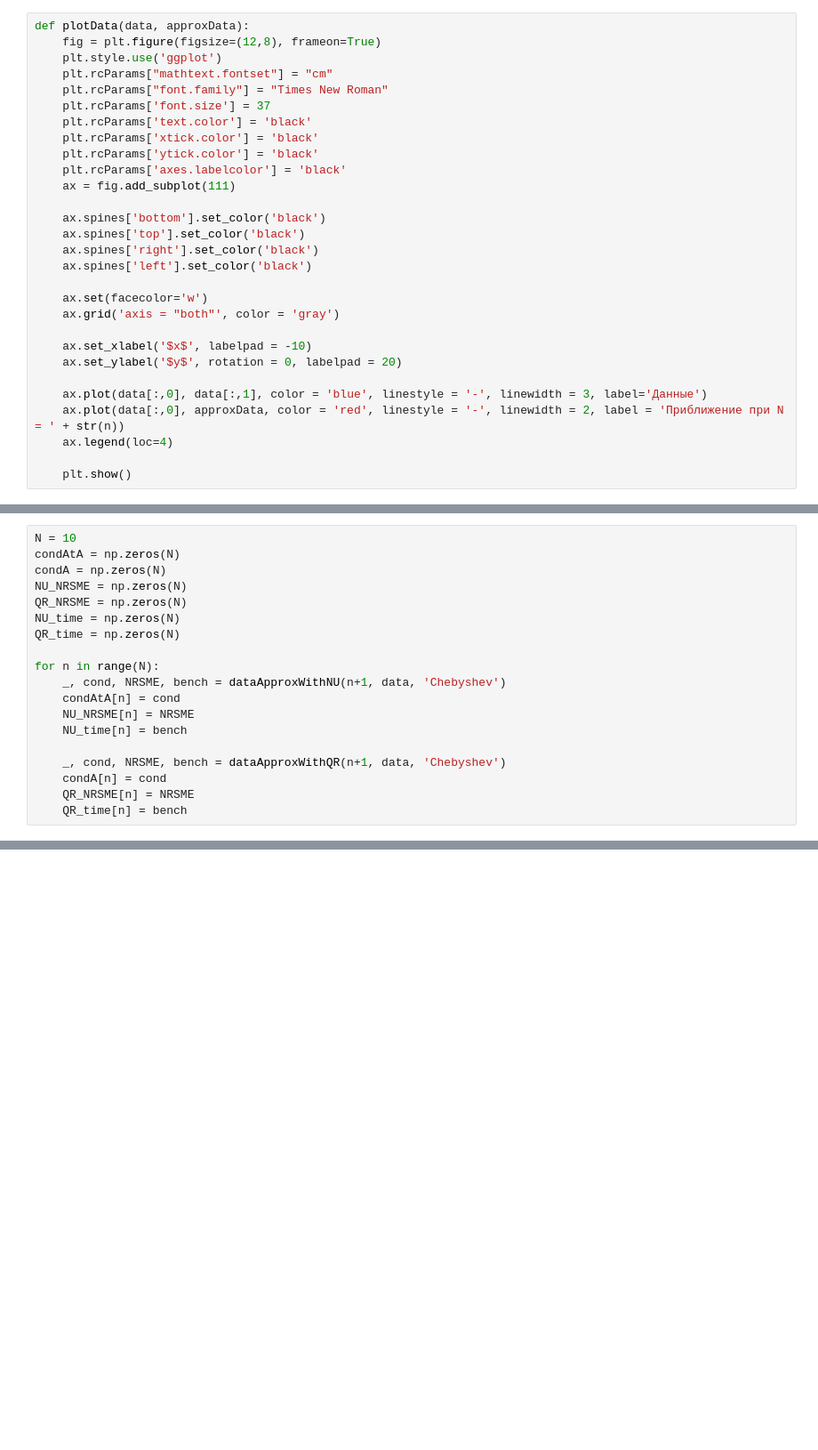
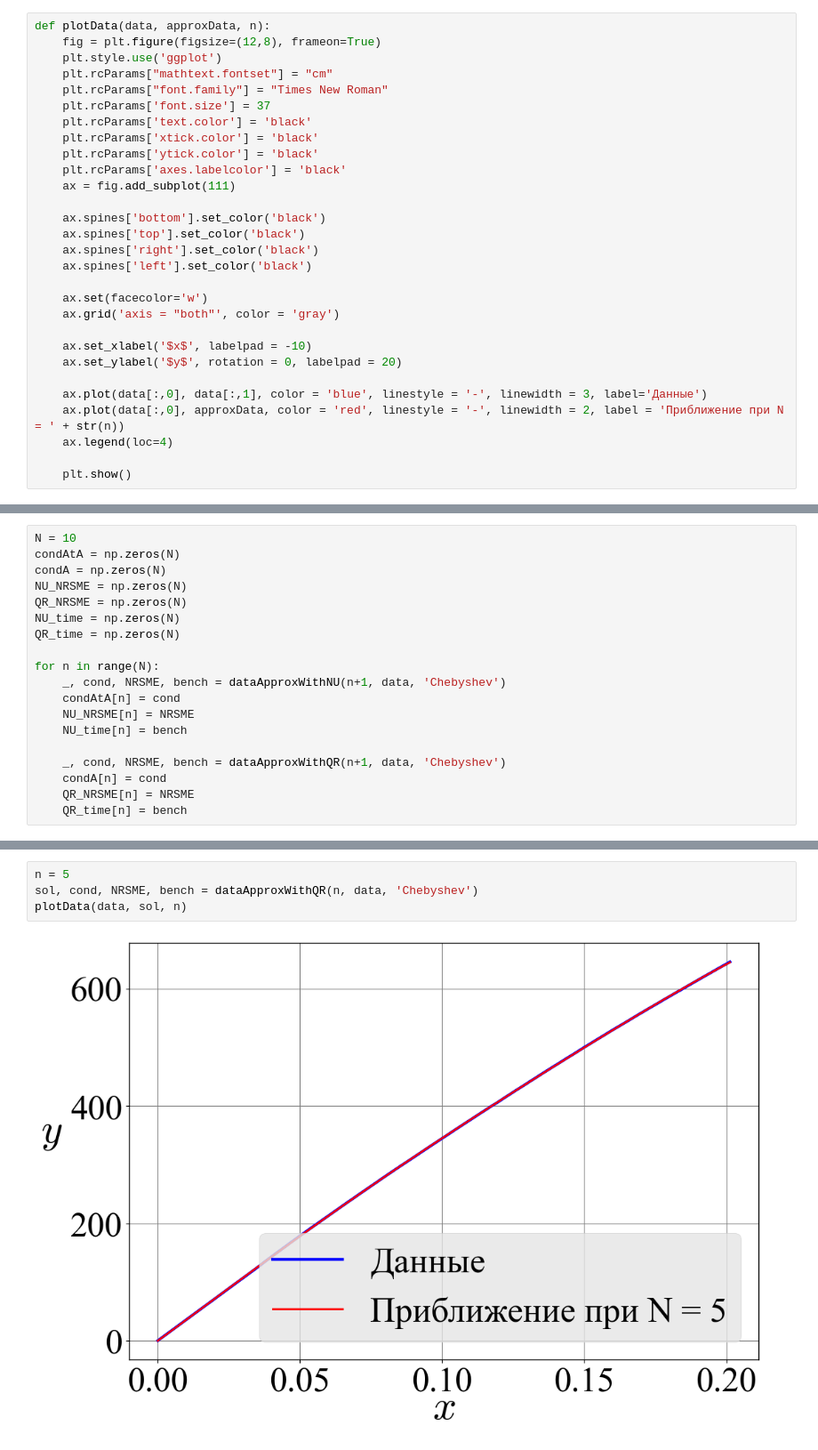
Before and after one commit to DilshodN/MMCM, a Jupyter notebook: task1/task1.ipynb, the cells around one changed output, grey strips where cells are left out. Shown at 89% size. Saved outputs shown, nothing was run; the diff lists cells and outputs as text; blank space fills up the shorter version.

```diff
--- a/task1/task1.ipynb
+++ b/task1/task1.ipynb
@@ -84,7 +84,7 @@ def dataApproxWithQR(n: int, data, kind: str):
 
     return np.dot(A, coeffs), cond, RSME, bench
 # %%
-def plotData(data, approxData):
+def plotData(data, approxData, n):
     fig = plt.figure(figsize=(12,8), frameon=True)
     plt.style.use('ggplot')
     plt.rcParams["mathtext.fontset"] = "cm"
@@ -171,0 +172,6 @@ array([0.0114233 , 0.00067195, 0.00066935, 0.00066629, 0.00044069,
+# %%
+n = 5
+sol, cond, NRSME, bench = dataApproxWithQR(n, data, 'Chebyshev')
+plotData(data, sol, n)
+# %% [output]
+[figure, added]
```
Also changed, not shown: parts of 26 cells of this notebook, 2 other files.
